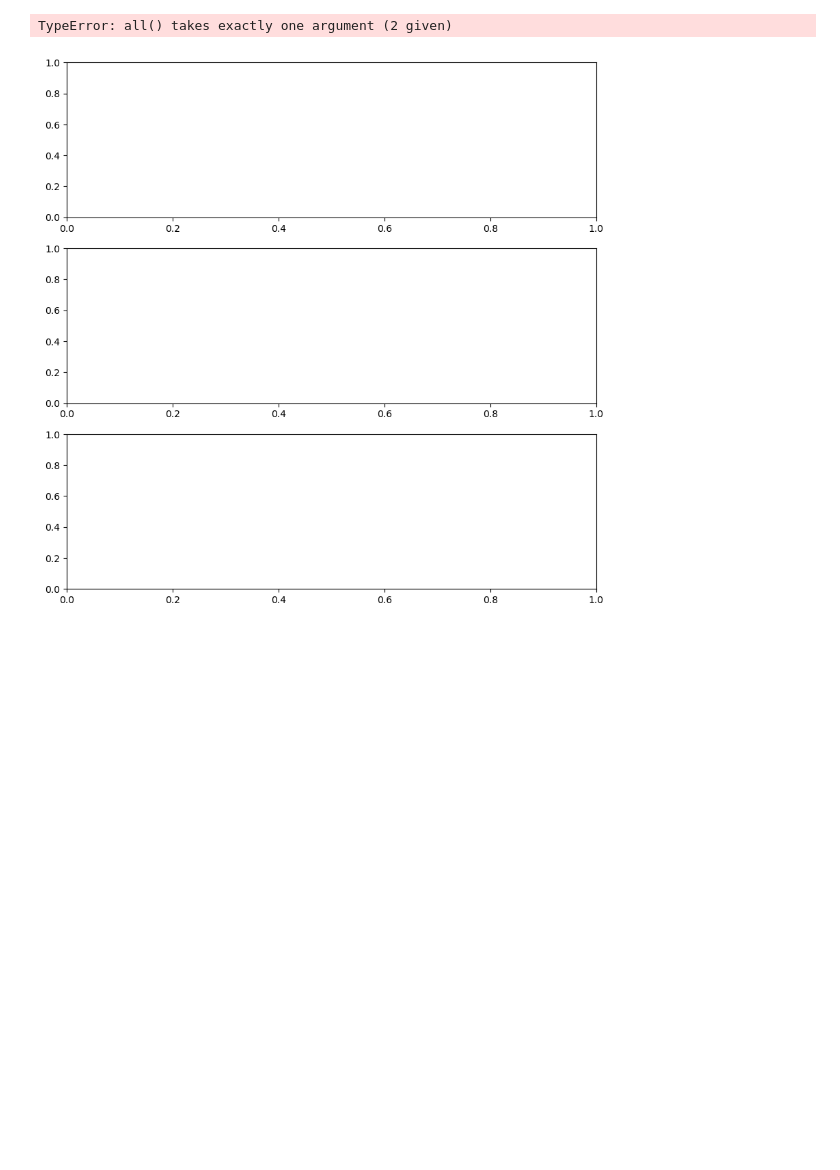
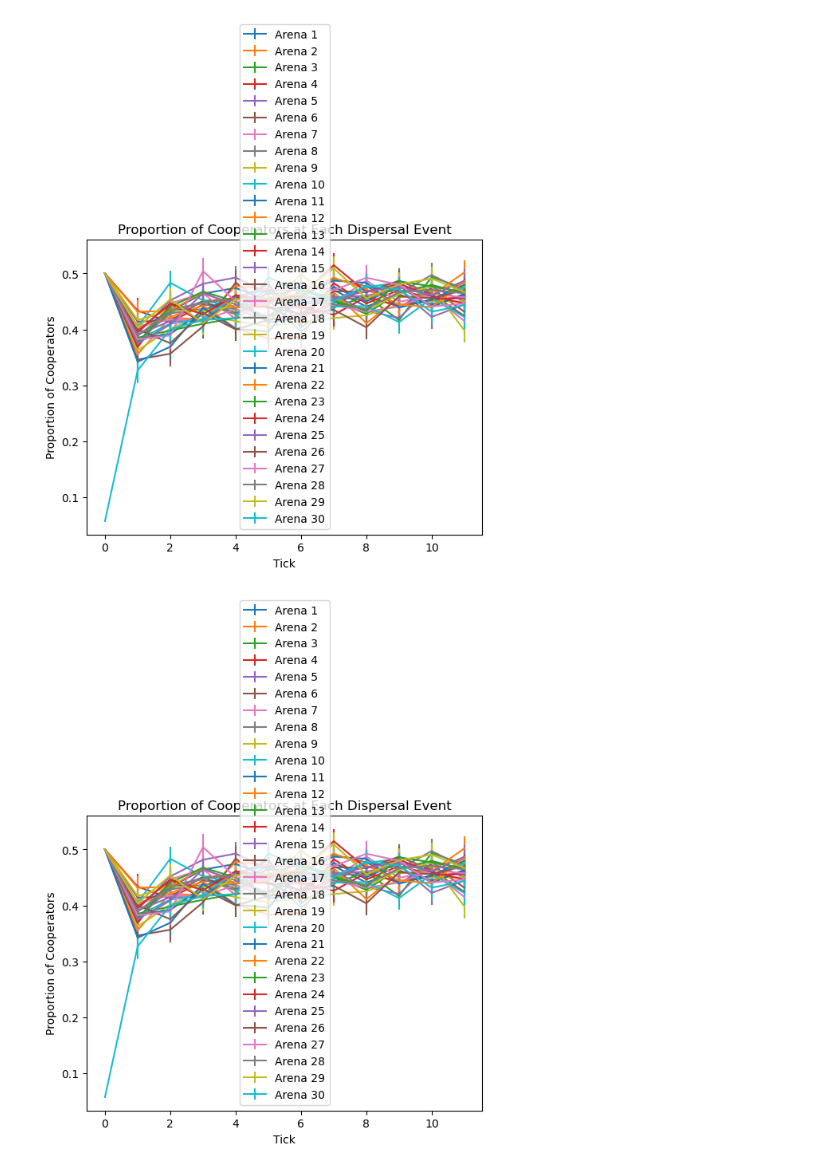
Before and after one commit to TristanSones-Dykes/SEEAnalysis, a Jupyter notebook: explore.ipynb, the cells around one changed output. Cells and saved outputs as stored; diff of their text form; code cells hidden in the pictures; blank space fills up the shorter version.

Commit message:
Updated analysis for cooperators

```diff
--- a/explore.ipynb
+++ b/explore.ipynb
@@ -7,7 +7,7 @@ import os
 # enter "dat" directory, enter all subdirectories with name ending in "1","2","3" and load all csv files
 # with name n into a list of dataframes
 def load_data(n: str):
-    data = [[]] * 3
+    data = [[],[],[]]
     for root, dirs, files in os.walk("dat"):
         for dir in dirs:
             if dir[-1] in ["1","2","3"]:
@@ -136,0 +149,21 @@ PCop
+# %%
+#Plot mean proportion of cooperators at each dispersal event for each scenario
+#add error bars
+#add a legend
+x = [i for i in range(12)]
+Y = []
+for scenario in range(len(experiment_data)):
+    subset = PCop.loc[PCop["Scenario"] == scenario]
+    #calculate mean and standard error for each dispersal event
+    y = []
+    yerr = []
+    for i in x:
+        y.append(subset.loc[subset["Dispersal Event"] == i, "Mean"].mean())
+        yerr.append(subset.loc[subset["Dispersal Event"] == i, "Standard Error"].mean())
+    Y.append(y)
+
+    plt.errorbar(x, y, yerr=yerr, label="Scenario " + str(scenario))
+    plt.xlabel("Dispersal Event")
+    plt.ylabel("Proportion of Cooperators")
+    plt.title("Proportion of Cooperators at Each Dispersal Event")
+    plt.legend()
@@ -137,17 +186,14 @@ PCop
 # %%
-#Create 3x1 array of subplots
-fig, ax = plt.subplots(3,1, figsize=(10,10))
+#Plot the mean proportion of cooperators at each dispersal event as a line plot with error bars
 
-#Plot the average proportion of cooperators at each dispersal event as a line plot
-for scenario in range(3):
-    x = [i for i in range(12)]
-    y = []
-    for i in x:
-        y.append(PCop.loc[all(PCop["Dispersal Event"] == i, PCop["Scenario"] == scenario), "Mean"].mean())
-    ax[scenario].plot(x,y)
-    ax[scenario].set_xlabel("Dispersal Event")
-    ax[scenario].set_ylabel("Proportion of Cooperators")
-    ax[scenario].set_title("Proportion of Cooperators at Each Dispersal Event")
+for scenario in range(len(experiment_data)):
+    for arena in range(len(experiment_data[scenario])):
+        plt.errorbar(PCop.loc[(PCop["Arena"] == arena) & (PCop["Scenario"] == scenario), "Dispersal Event"], PCop.loc[(PCop["Arena"] == arena) & (PCop["Scenario"] == scenario), "Mean"], yerr=PCop.loc[(PCop["Arena"] == arena) & (PCop["Scenario"] == scenario), "Standard Error"], label="Arena " + str(arena + 1))
+    plt.xlabel("Tick")
+    plt.ylabel("Proportion of Cooperators")
+    plt.title("Proportion of Cooperators at Each Dispersal Event")
+    plt.legend()
+    plt.show()
 # %% [output]
-TypeError: all() takes exactly one argument (2 given)
-[figure, old version]
+[figure, new version]
+[figure, added]
```
Also changed, not shown: parts of 8 cells of this notebook.
